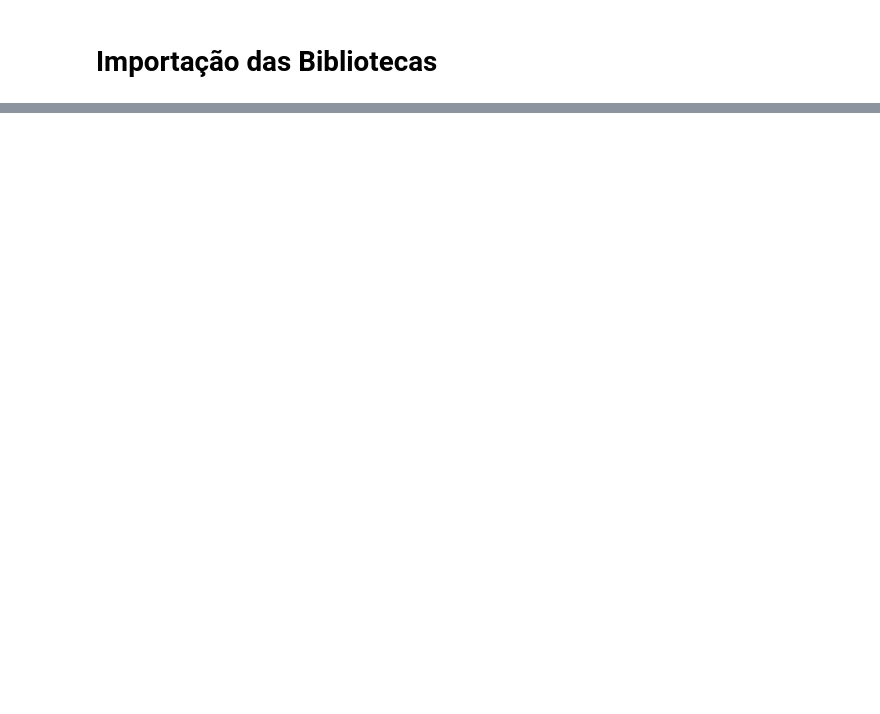
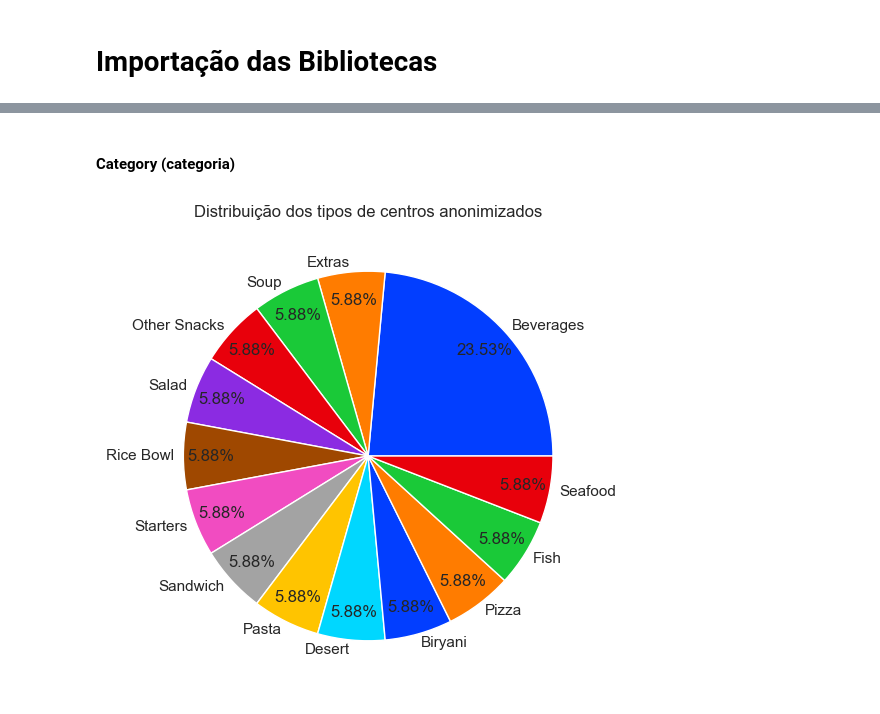
Before and after one commit to lborgatow/demand-forecasting, a Jupyter notebook: notebooks/initial_analysis.ipynb, the cells around one changed output, grey strips where cells are left out. Cells and saved outputs as stored; diff of their text form; code cells hidden in the pictures; blank space fills up the shorter version.

```diff
--- a/notebooks/initial_analysis.ipynb
+++ b/notebooks/initial_analysis.ipynb
@@ -104,0 +323,3 @@ shape: (500, 5)
+# %%
+meal_info = pl.read_csv("../data/01_raw/FOOD/MEAL_INFO.csv")
+meal_info.head(5)
@@ -104,0 +404,7 @@ shape: (500, 5)
+# %% [markdown]
+#### **Category (categoria)**
+# %%
+plot_pie_chart(df=meal_info, var="category", pctdistance=0.85, labeldistance=1.05,
+               title="Distribuição dos tipos de centros anonimizados")
+# %% [output]
+[figure, added]
```
Also changed, not shown: parts of 73 cells of this notebook, 1 other file.
